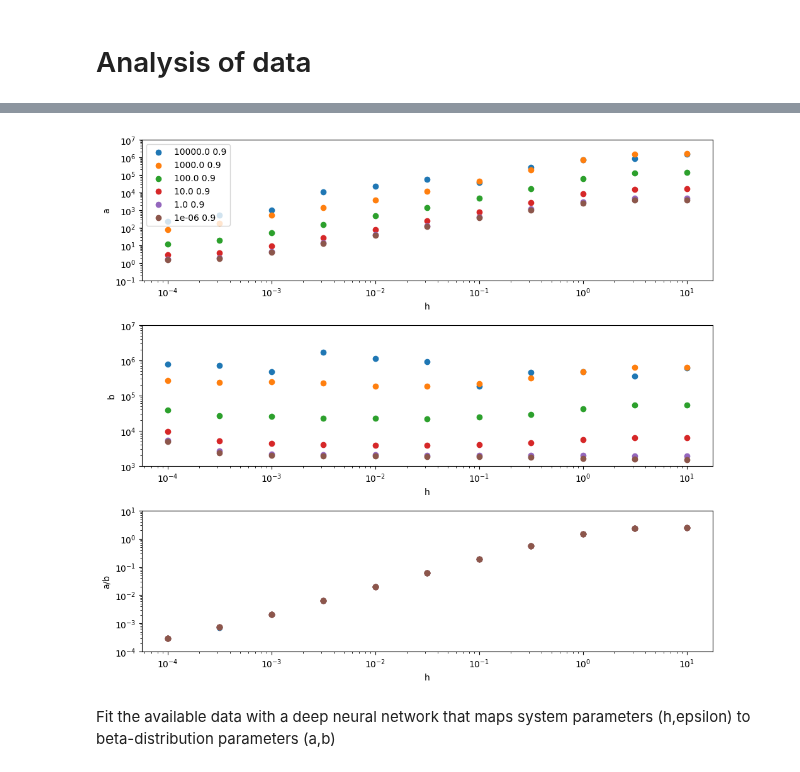
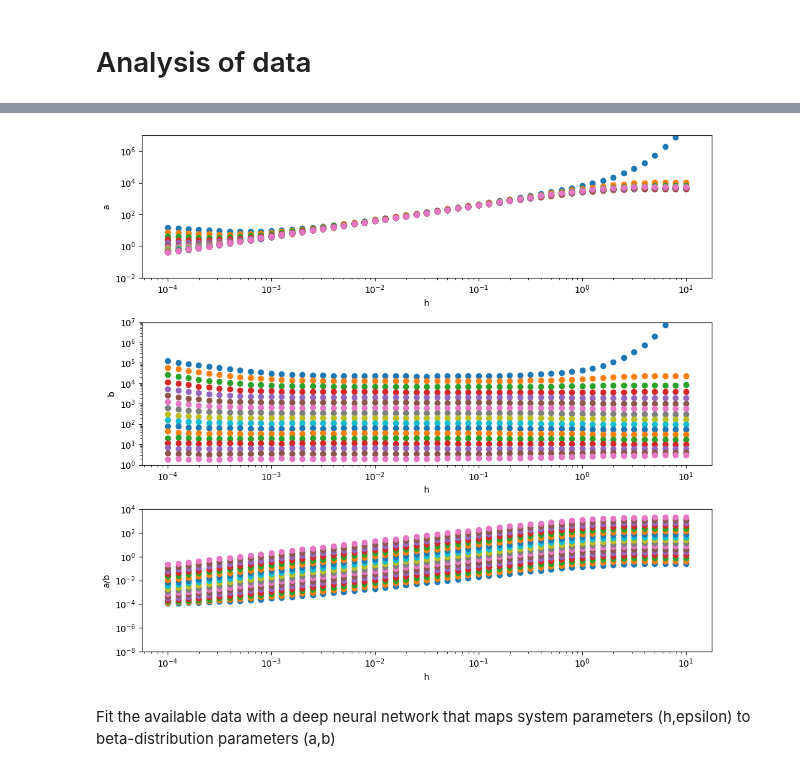
Before and after one commit to sahelazizpour/Finite-Observation-Dynamic-Range, a Jupyter notebook: 0_update/analysis.ipynb, the cells around one changed output, grey strips where cells are left out. Drawn from its saved outputs; the diff is of its cells as text; code cells hidden in the pictures.

```diff
--- a/0_update/analysis.ipynb
+++ b/0_update/analysis.ipynb
@@ -243,40 +246,44 @@ print(df)
 # %%
 # plot beta parameters for different windows and lambdas from dataframe
 fig, axes = plt.subplots(3, 1, figsize=(10, 9))
 windows = df["window"].unique()
 lambdas = df["lam"].unique()
+hs = df["h"].unique()
+seeds = df["seed"].unique()
 # reverse the order of the windows
 
-for window in sorted(windows)[::-1]:
-    for lam in lambdas:
-        df_temp = df[(df["window"] == window) & (df["lam"] == lam)]
-        axes[0].scatter(df_temp["h"].values, df_temp["a"], label="{} {}".format(window, lam))
-        axes[1].scatter(df_temp["h"].values, df_temp["b"], label="{} {}".format(window, lam))
-        axes[2].scatter(df_temp["h"].values, df_temp["a"] / df_temp["b"], label="{} {}".format(window, lam))
+window=1
+#lam=0.9
+#for window in sorted(windows)[::-1]:
+for lam in lambdas:
+    df_temp = df[(df["window"] == window) & (df["lam"] == lam)]
+    axes[0].scatter(df_temp["h"].values, df_temp["a"], label="{} {}".format(window, lam))
+    axes[1].scatter(df_temp["h"].values, df_temp["b"], label="{} {}".format(window, lam))
+    axes[2].scatter(df_temp["h"].values, df_temp["a"] / df_temp["b"], label="{} {}".format(window, lam))
 
 axes[0].set_xlabel("h")
 axes[1].set_xlabel("h")
 axes[2].set_xlabel("h")
 axes[0].set_ylabel("a")
 axes[1].set_ylabel("b")
 axes[2].set_ylabel("a/b")
 
 axes[0].set_yscale("log")
 axes[1].set_yscale("log")
 axes[2].set_yscale("log")
 
 axes[0].set_xscale("log")
 axes[1].set_xscale("log")
 axes[2].set_xscale("log")
 
 axes[0].set_ylim(1e-2, 1e7)
-axes[1].set_ylim(1e2, 1e7)
-axes[2].set_ylim(1e-4, 1e1)
+axes[1].set_ylim(1e0, 1e7)
+axes[2].set_ylim(1e-8, 1e4)
 
-axes[0].legend(loc='upper left')
+#axes[0].legend(loc='upper left')
 plt.tight_layout()
 # %% [output]
-[figure, old version]
+[figure, new version]
 # %% [markdown]
 Fit the available data with a deep neural network that maps system parameters (h,epsilon) to beta-distribution parameters (a,b)
 # %%
```
Also changed, not shown: parts of 1 cell of this notebook, 2 other files.
